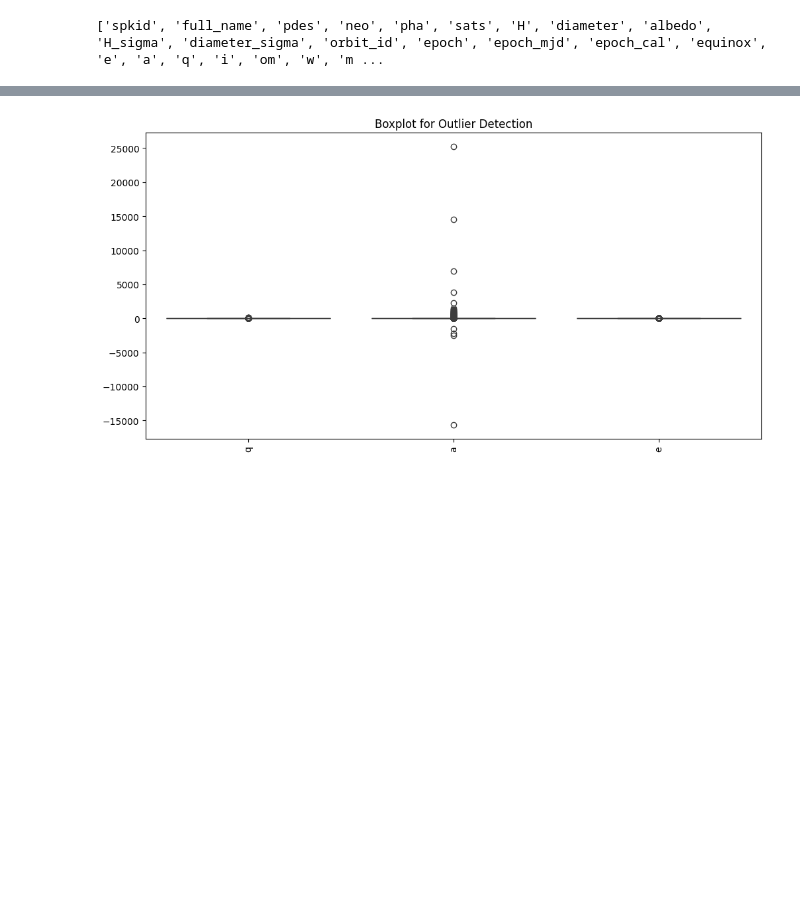
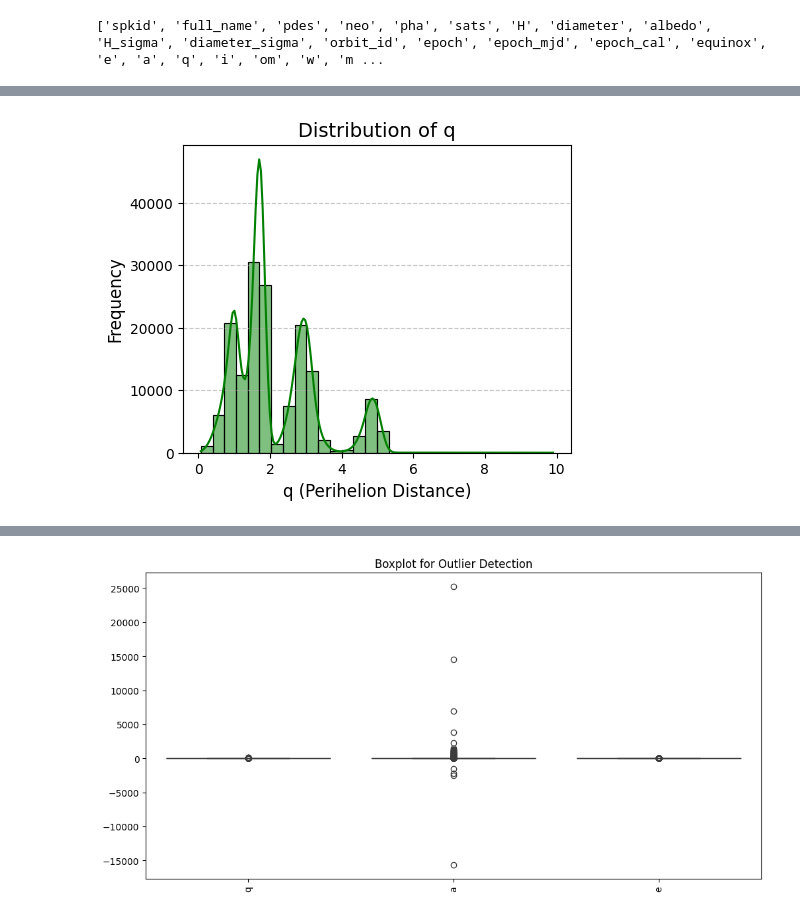
Before and after one commit to MayurSoni2003/Asteroids-Machine-Learning-Analysis, a Jupyter notebook: PHA.ipynb, the cells around one changed output, grey strips where cells are left out. Saved outputs shown, nothing was run; the diff lists cells and outputs as text; code cells hidden in the pictures; blank space fills up the shorter version.

```diff
--- a/PHA.ipynb
+++ b/PHA.ipynb
@@ -246,3 +246,20 @@ summary_stats
 | 50% | 18.240000 | 6.095000 | 0.065000 | 0.147200 | 2.366000 | 1.764000 | 3.340000 | 13.120000 | 8.090000e-01 | 4408.000000 | 170.335000 | ... |
 | 75% | 20.120000 | 10.495000 | 0.093000 | 0.334200 | 3.238000 | 2.952000 | 3.910000 | 21.210000 | 1.970000e+00 | 7194.000000 | 258.000000 | ... |
 | max | 33.740000 | 900.000000 | 1.000000 | 1.201100 | 25190.000000 | 80.620000 | 50333.900000 | 175.980000 | 7.970000e+01 | 59844.000000 | 359.980000 | ... |
+# %%
+import matplotlib.pyplot as plt
+import seaborn as sns
+
+# Clean data: limit the range for better visualization (between 0 and 10)
+df_cleaned = df[(df['q'] >= 0) & (df['q'] <= 10)]
+
+# Plotting the histogram with increased bins
+plt.figure(figsize=(5, 4))
+sns.histplot(df_cleaned['q'], bins=30, kde=True, color='green')  # More bins, no KDE
+plt.title("Distribution of q", fontsize=14)
+plt.xlabel("q (Perihelion Distance)", fontsize=12)
+plt.ylabel("Frequency", fontsize=12)
+plt.grid(axis='y', linestyle='--', alpha=0.7)
+plt.show()
+# %% [output]
+[figure, added]
```
Also changed, not shown: parts of 15 cells of this notebook.
